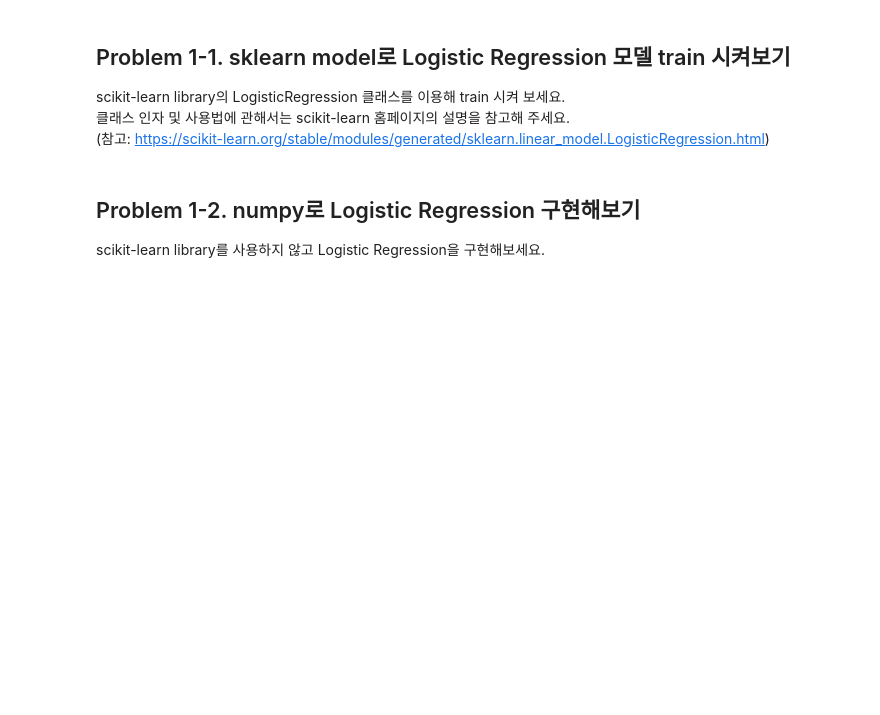
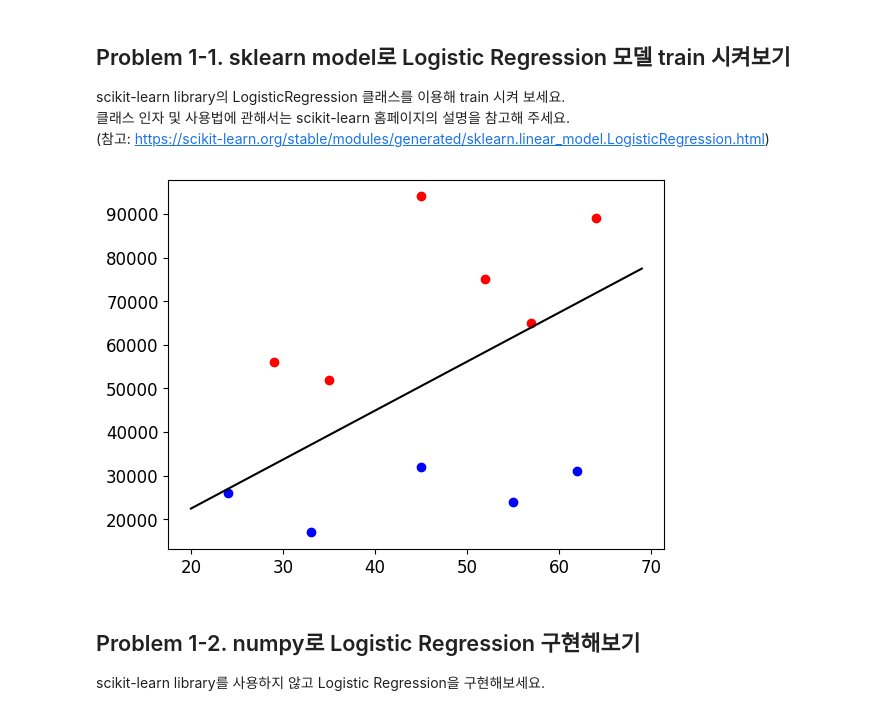
Before and after one commit to jaewonlee16/Machine-Learning, a Jupyter notebook: Assignment1/AS1-Logistic_Regression.ipynb, the cells around one changed output. Cells and saved outputs as stored; diff of their text form; code cells hidden in the pictures; blank space fills up the shorter version.

```diff
--- a/Assignment1/AS1-Logistic_Regression.ipynb
+++ b/Assignment1/AS1-Logistic_Regression.ipynb
@@ -55,20 +69,27 @@ def learn_and_return_weights(X, y):
     # YOUR CODE COMES HERE
     # w: coefficient of the model to input features,
     # b: bias of the model
+    model = LogisticRegression(penalty = 'none')
+    model.fit(X, y)
+
+    w = model.coef_[0]
+    b = model.intercept_[0]
     return w, b
 # %%
 def plot_data_and_weights(X, y, w, b):
     plt.scatter(X[:, 0][label_mask], X[:, 1][label_mask], color='red')
     plt.scatter(X[:, 0][~label_mask], X[:, 1][~label_mask], color='blue')
 
     x_lin = np.arange(20, 70)
-    y_lin = -(0.5 + b + w[0] * x_lin) / w[1]
+    y_lin = -(b + w[0] * x_lin) / w[1]
 
     plt.plot(x_lin, y_lin, color='black');
     plt.show()
 
 w, b = learn_and_return_weights(X, y)
 plot_data_and_weights(X, y, w, b)
+# %% [output]
+[figure, added]
 # %% [markdown]
 ## Problem 1-2. numpy로 Logistic Regression 구현해보기
 scikit-learn library를 사용하지 않고 Logistic Regression을 구현해보세요.
```
Also changed, not shown: parts of 10 cells of this notebook, 9 other files.
